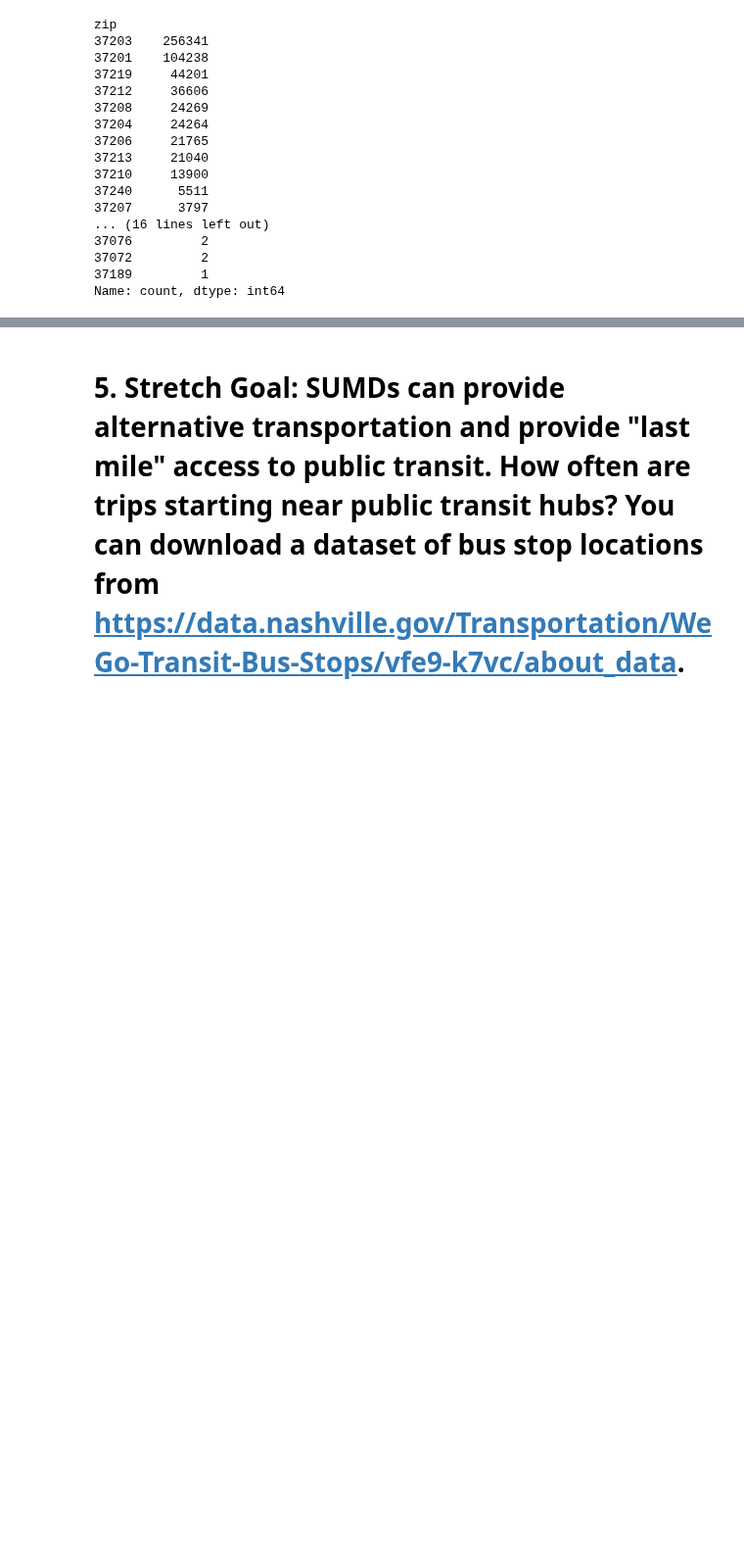
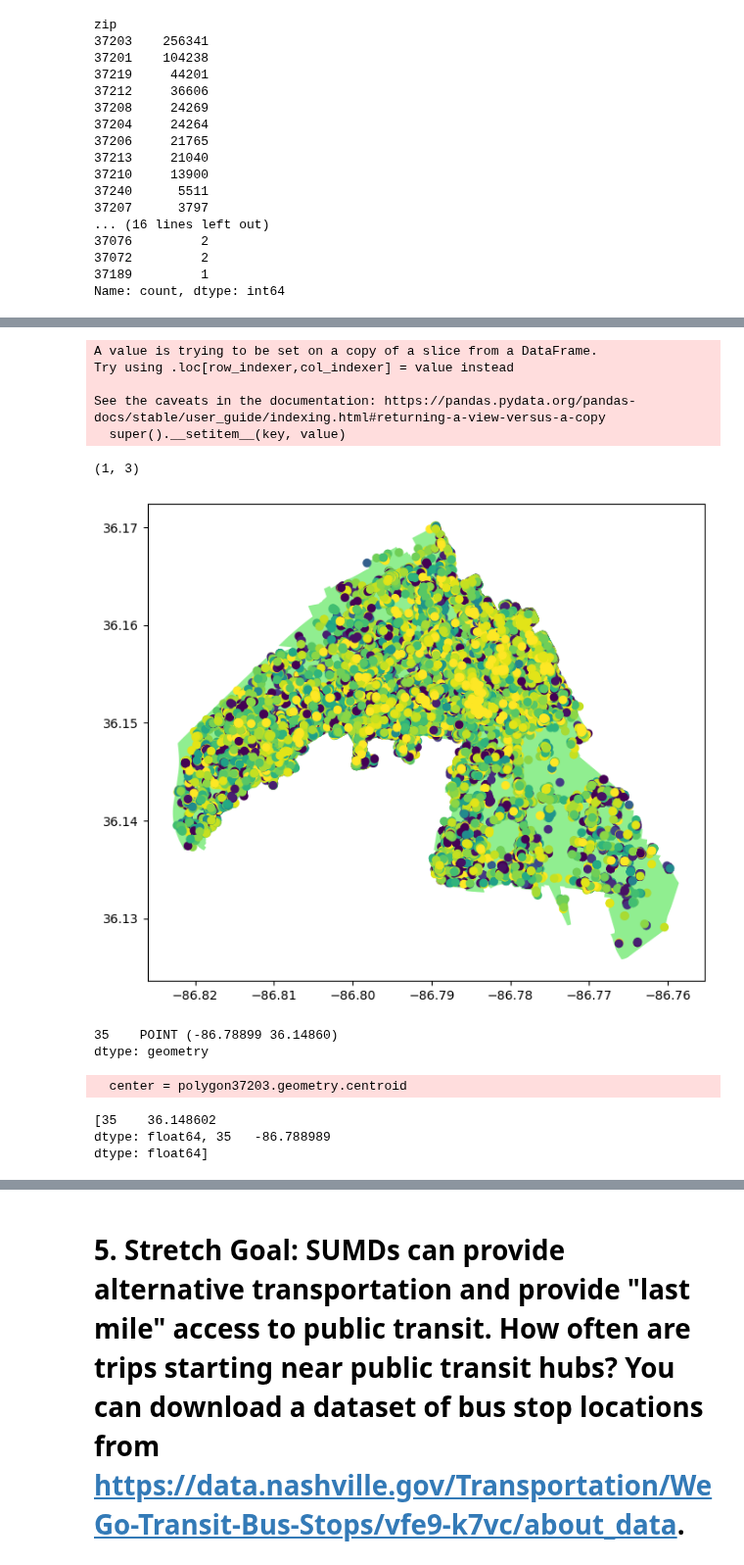
Before and after one commit to NSS-Data-Analytics-Cohort-11/scooters-hot_honey, a Jupyter notebook: notebook/Scooters.ipynb, the cells around one changed output, grey strips where cells are left out. Shown at 98% size. Cells and saved outputs as stored; diff of their text form; code cells hidden in the pictures; blank space fills up the shorter version.

```diff
--- a/notebook/Scooters.ipynb
+++ b/notebook/Scooters.ipynb
@@ -877,0 +951,3 @@ Name: count, dtype: int64
+# %%
+start_zips_37203 = start_points_by_zip.loc[start_points_by_zip['zip'] == '37203']
+start_zips_37203.info()
@@ -877,0 +972,42 @@ Name: count, dtype: int64
+# %%
+start_zips_37203['starttime'] = pd.to_datetime(start_zips_37203['starttime'].astype('str')+' '+start_zips_37203['starttime'].astype('str'), format ='mixed')
+
+#WARNING: the starttime column now has a date attached(today's date), be sure not to use that in analysis. Only use the time data in that column
+
+#create a new column that indicates what hour each trip is
+start_zips_37203 = start_zips_37203.assign(hour = start_zips_37203['starttime'].dt.hour)
+# %% [output]
+A value is trying to be set on a copy of a slice from a DataFrame.
+Try using .loc[row_indexer,col_indexer] = value instead
+
+See the caveats in the documentation: https://pandas.pydata.org/pandas-docs/stable/user_guide/indexing.html#returning-a-view-versus-a-copy
+  super().__setitem__(key, value)
+# %%
+#filter the zip code geodataframe to just the polygon (row) for 37203
+polygon37203 = zipcodes.loc[zipcodes['zip'] == '37203']
+polygon37203.shape
+# %% [output]
+(1, 3)
+# %%
+ax = polygon37203.plot(figsize = (8, 10), color = 'lightgreen')
+start_zips_37203.plot( ax = ax, column = 'hour');
+plt.show()
+# %% [output]
+[figure, added]
+# %%
+center = polygon37203.geometry.centroid
+print(center)
+# %% [output]
+35    POINT (-86.78899 36.14860)
+dtype: geometry
+  center = polygon37203.geometry.centroid
+# %%
+# reverse the order when constructing the array for folium location
+area_center = [center.y, center.x]
+
+# check the order of area_center, the location for our folium map
+print(area_center)
+# %% [output]
+[35    36.148602
+dtype: float64, 35   -86.788989
+dtype: float64]
```
Also changed, not shown: parts of 33 cells of this notebook.
